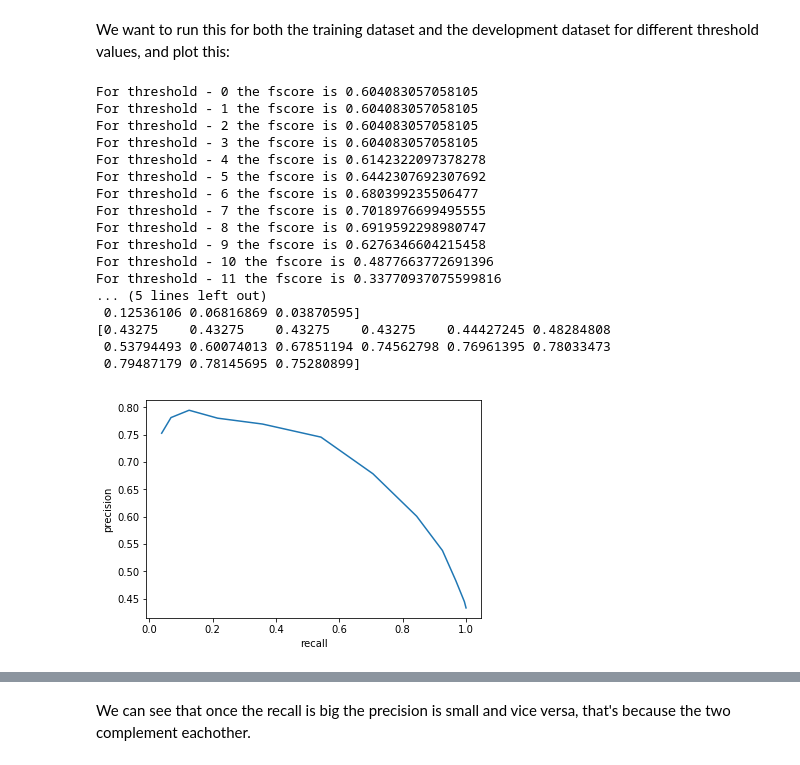
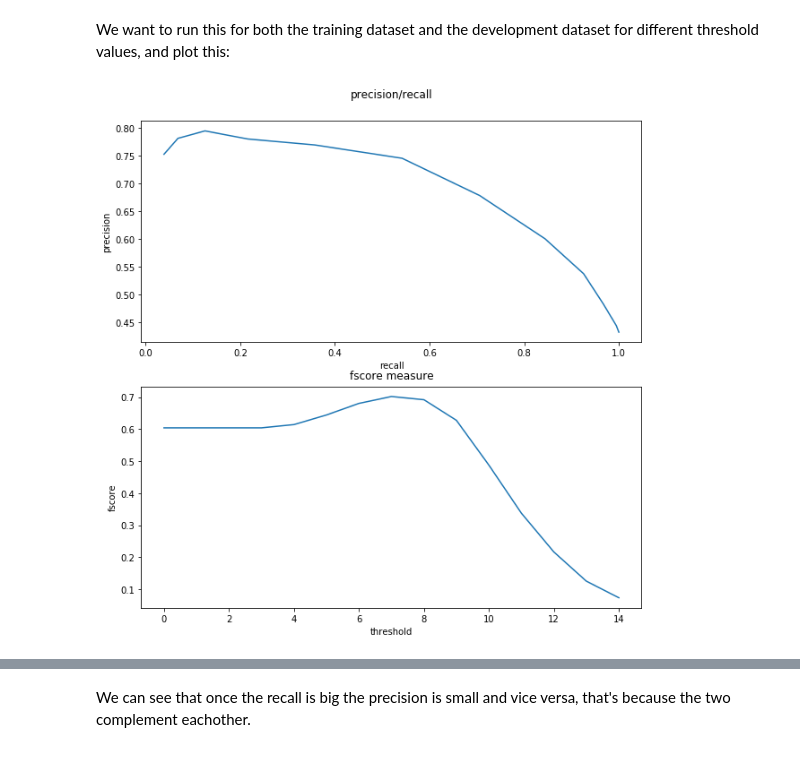
Before and after one commit to taihak94/NLP2019, a Jupyter notebook: assignment2/Assignment2.ipynb, the cells around one changed output, grey strips where cells are left out. Cells and saved outputs as stored; diff of their text form; code cells hidden in the pictures.

```diff
--- a/assignment2/Assignment2.ipynb
+++ b/assignment2/Assignment2.ipynb
@@ -178,33 +178,21 @@ We want to run this for both the training dataset and the development dataset fo
 # %%
 precisions = np.zeros(15)
 recall = np.zeros(15)
+fscores = np.zeros(15)
 for i in range(15):
     tprecision, trecall, tfscore = word_length_baseline(training_file, i)
     precisions[i] = tprecision
     recall[i] = trecall
-    print("For threshold - {} the fscore is {}".format(i, tfscore))
+    fscores[i] = tfscore
 
-plt.figure(1)
-plt.plot(recall, precisions)
-plt.xlabel("recall")
-plt.ylabel("precision")
+plt.figure(num=1, figsize=(10, 10))
+pr_plt = plt.subplot(2 ,1, 1, xlabel="recall", ylabel="precision", label="pr")
+pr_plt.set_title("precision/recall", y=1.08)
+pr_plt.plot(recall, precisions)
+
+fs_plt = plt.subplot(2 ,1, 2, xlabel="threshold", ylabel="fscore", label="fs")
+fs_plt.set_title("fscore measure", y=1.01)
+fs_plt.plot(range(15), fscores)
 plt.show()
 # %% [output]
-For threshold - 0 the fscore is 0.604083057058105
-For threshold - 1 the fscore is 0.604083057058105
-For threshold - 2 the fscore is 0.604083057058105
-For threshold - 3 the fscore is 0.604083057058105
-For threshold - 4 the fscore is 0.6142322097378278
-For threshold - 5 the fscore is 0.6442307692307692
-For threshold - 6 the fscore is 0.680399235506477
-For threshold - 7 the fscore is 0.7018976699495555
-For threshold - 8 the fscore is 0.6919592298980747
-For threshold - 9 the fscore is 0.6276346604215458
-For threshold - 10 the fscore is 0.4877663772691396
-For threshold - 11 the fscore is 0.33770937075599816
-... (5 lines left out)
- 0.12536106 0.06816869 0.03870595]
-[0.43275    0.43275    0.43275    0.43275    0.44427245 0.48284808
- 0.53794493 0.60074013 0.67851194 0.74562798 0.76961395 0.78033473
- 0.79487179 0.78145695 0.75280899]
-[figure, old version]
+[figure, new version]
```
Also changed, not shown: parts of 25 cells of this notebook, 1 other file.
